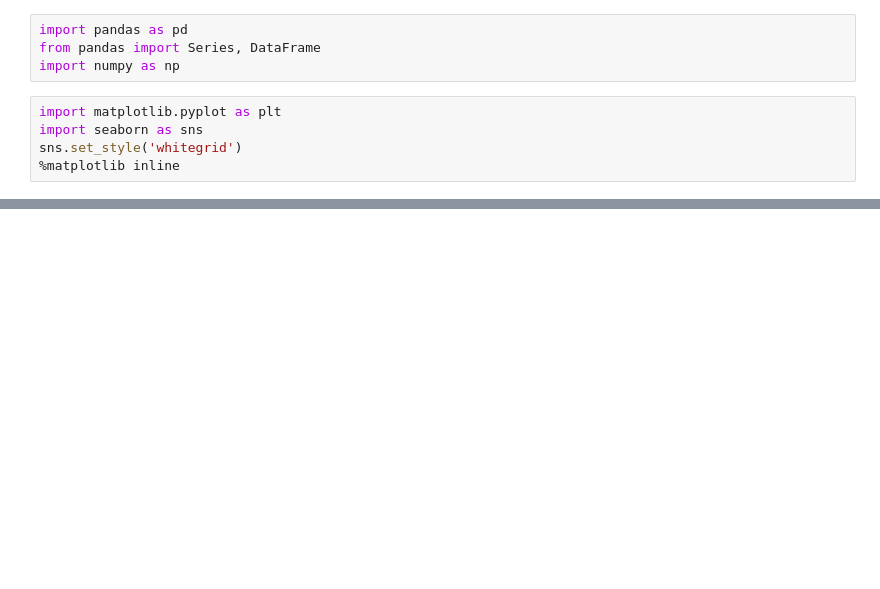
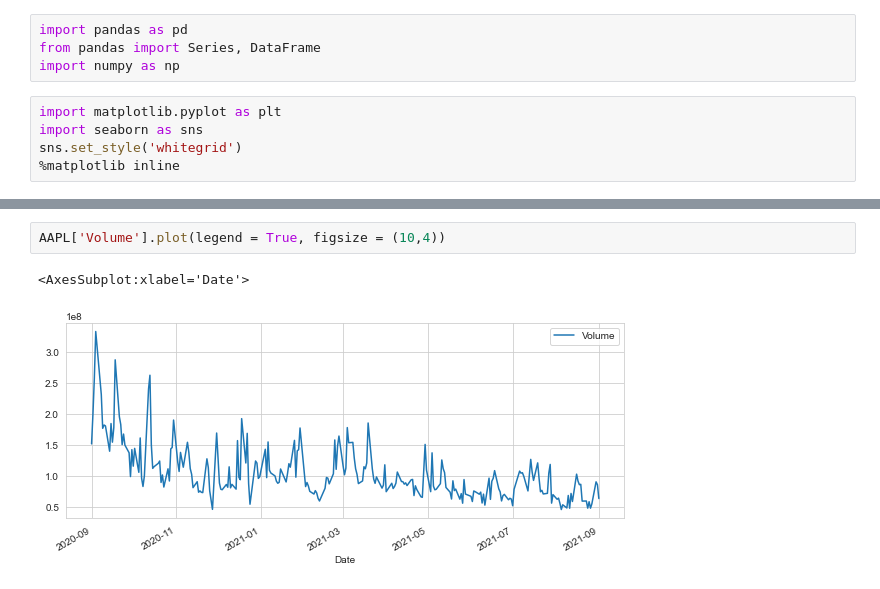
Before and after one commit to APirlogeanu/Stock-Market-Analysis, a Jupyter notebook: stockmarket.ipynb, the cells around one changed output, grey strips where cells are left out. Cells and saved outputs as stored; diff of their text form; blank space fills up the shorter version.

```diff
--- a/stockmarket.ipynb
+++ b/stockmarket.ipynb
@@ -13,0 +41,5 @@ ModuleNotFoundError: No module named 'pandas.datareader'
+# %%
+AAPL['Volume'].plot(legend = True, figsize = (10,4))
+# %% [output]
+<AxesSubplot:xlabel='Date'>
+[figure, added]
```
Also changed, not shown: parts of 26 cells of this notebook.
